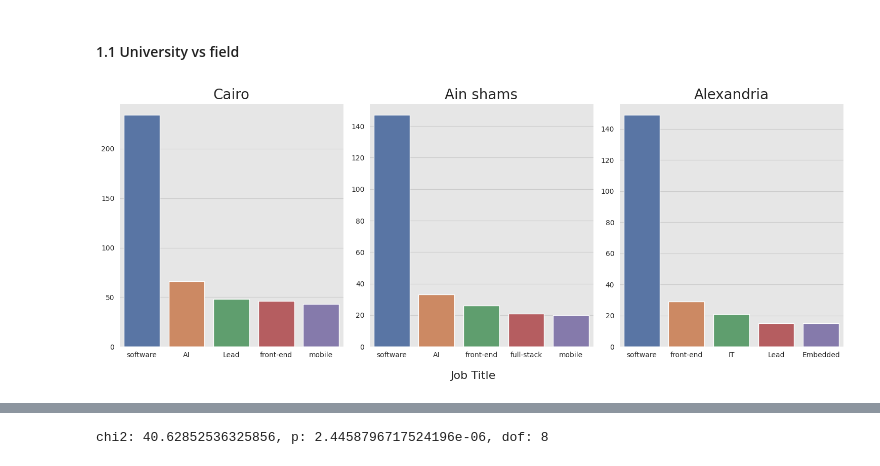
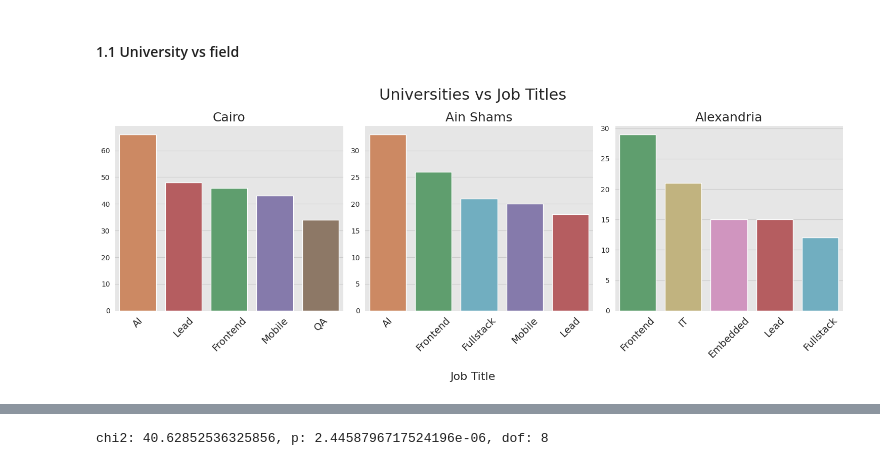
Before and after one commit to Mostafa-wael/Exploring-the-Landscape-of-the-Egyptian-Software-Market, a Jupyter notebook: notebooks/exploratory.ipynb, the cells around one changed output, grey strips where cells are left out. Drawn from its saved outputs; the diff is of its cells as text; code cells hidden in the pictures.

```diff
--- a/notebooks/exploratory.ipynb
+++ b/notebooks/exploratory.ipynb
@@ -31,8 +38,8 @@ education_df.head()
 #### Career Data
 # %%
 experience_df = pd.read_csv('../data/preprocessed-data/normalized csv/experiences.csv')
-experience_df = experience_df[(experience_df['title_tag'] != 'internship') & (experience_df['EmploymentType'] != 'Internship')]
-experience_df = experience_df[(experience_df['title_tag'] != 'student') & (experience_df['title_tag'] != 'teaching')]
+experience_df = experience_df[(experience_df['title_tag'] != 'Internship') & (experience_df['EmploymentType'] != 'Internship')]
+experience_df = experience_df[(experience_df['title_tag'] != 'Student') & (experience_df['title_tag'] != 'Teaching')]
 experience_df.head()
 # %% [output]
 |  | User | CompanyUrl | Company | Title | EmploymentType | From | To | Duration | Location | ... |
@@ -72,0 +73,15 @@ plt.show()
+# %%
+# plot the distribution of number of students per education
+# remove na
+education_df = education_df[education_df['university_name'].notna()]
+# Capitalize the first letter of each word in the university name
+education_df['university_name'] = education_df['university_name'].apply(lambda x: ' '.join([word.capitalize() for word in x.split()]))
+# rename the university names #iti to ITI
+education_df['university_name'] = education_df['university_name'].apply(lambda x: 'ITI' if x == 'Iti' else x)
+# rename Institute to Institutes
+education_df['university_name'] = education_df['university_name'].apply(lambda x: 'Institutes' if x == 'Institute' else x)
+education_df['university_name'].value_counts().sort_values(ascending=False)[:10].plot(kind='barh', figsize=(6, 6))
+plt.title('Number of students per university')
+plt.xlabel('Number of students')
+plt.ylabel('University')
+plt.show()
@@ -75,25 +102,40 @@ plt.show()
 # %%
 # join education and experience dataframes
 merged_df = pd.merge(education_df, experience_df, on='User', how='inner')
 df = merged_df.groupby('university_name')['title_tag'].value_counts().sort_values(ascending=False)
 df = df.to_frame().rename(columns={'title_tag': 'count'}).reset_index()
-universities = ['cairo', 'ain shams', 'alexandria']
+universities = ['Cairo', 'Ain Shams', 'Alexandria']
 
 fig, axes = plt.subplots(nrows=1, ncols=3, figsize=(15, 6))
+
+# create a color palette for each title tag
+title_tags = df['title_tag'].unique()
+title_tags_colors = dict(zip(title_tags, sns_c + sns_c))
 
 # plot the distribution of number of students per education
 for university in universities:
     # row = universities.index(university) // 3
     col = universities.index(university) % 3
-    d = df[df['university_name'] == university].sort_values(by='count', ascending=False)[:5]
-    sns.barplot(x='title_tag', y='count', data=d, ax=axes[col])
-    axes[col].set_title(university.capitalize(), fontsize=20)
+    d = df[df['university_name'] == university].sort_values(by='count', ascending=False)[:6]
+    # remove Software title tag
+    d = d[d['title_tag'] != 'Software']
+    d = d[d['title_tag'] != 'Teaching']
+    # get colors for each title tag
+    d['color'] = d['title_tag'].apply(lambda x: title_tags_colors[x])
+    # plot the barplot
+    sns.barplot(x='title_tag', y='count', data=d, ax=axes[col], palette=d['color'])
+
+    # sns.barplot(x='title_tag', y='count', data=d, ax=axes[col], palette=title_tags_colors)
+    axes[col].set_title(university, fontsize=18)
     axes[col].set_xlabel(None)
     axes[col].set_ylabel(None)
+    # increase the font size of the xticks and add ro
+    axes[col].tick_params(axis='x', labelsize=14, labelrotation=45)
 
 # set outer x label and make the plot look nicer
 fig.supxlabel('Job Title', fontsize=16)
+fig.suptitle('Universities vs Job Titles', fontsize=22)
 fig.tight_layout()
 plt.show()
 # %% [output]
-[figure, old version]
+[figure, new version]
```
Also changed, not shown: parts of 22 cells of this notebook.
